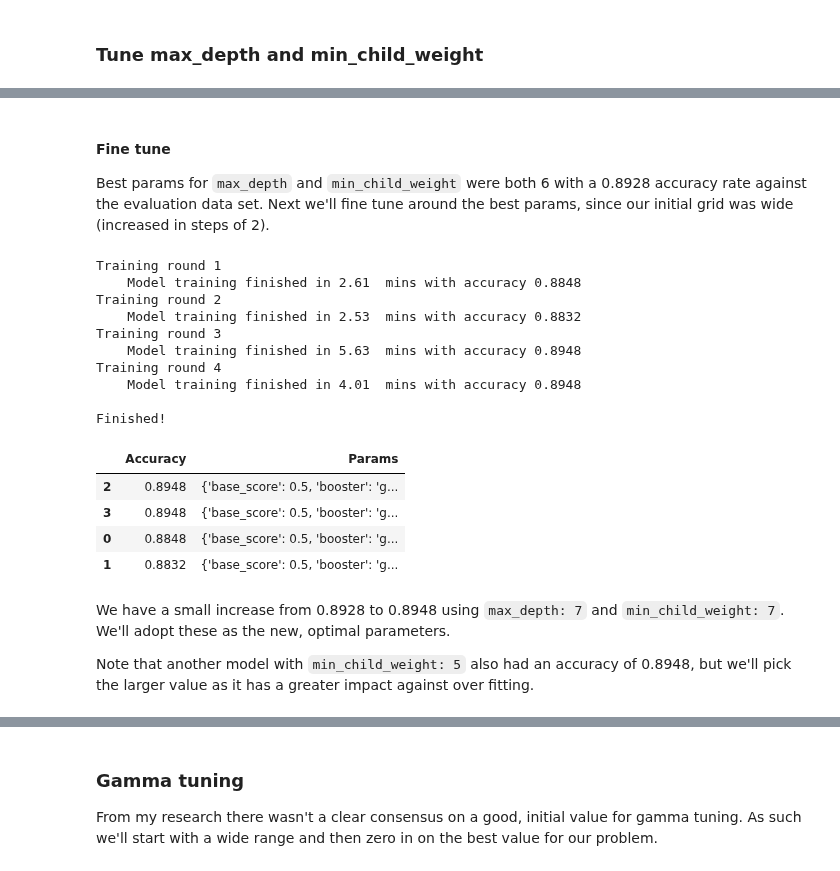
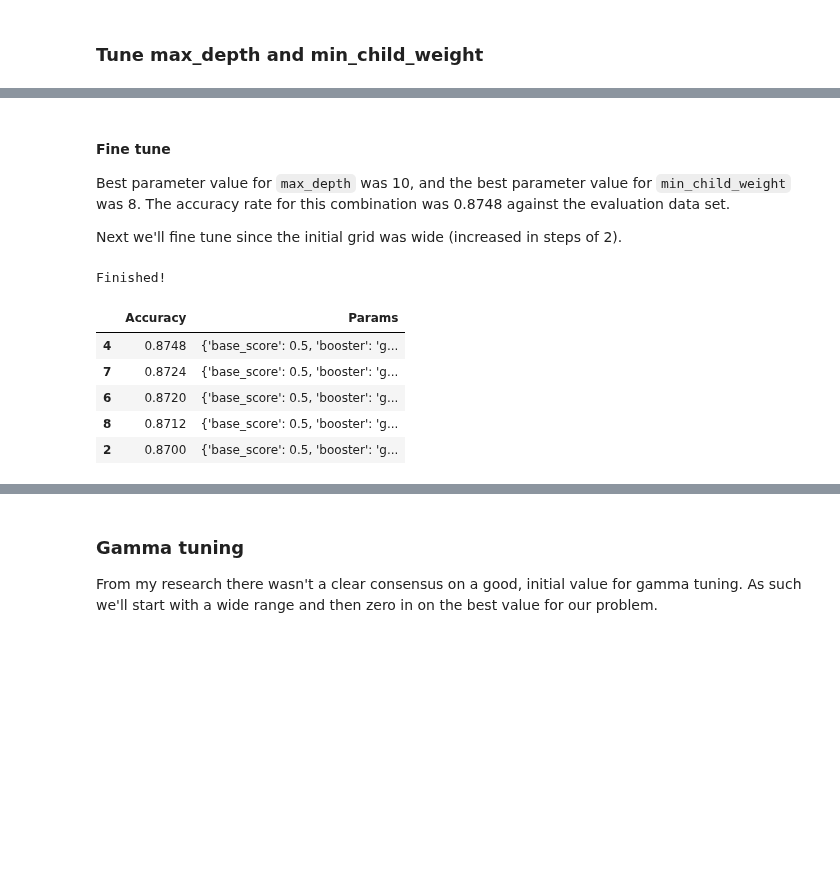
Before and after one commit to nrasch/Portfolio, a Jupyter notebook: Machine-Learning/Python/04-Classic-Datasets/Model-XGB-1.1.ipynb, the cells around one changed output, grey strips where cells are left out. Cells and saved outputs as stored; diff of their text form; code cells hidden in the pictures; blank space fills up the shorter version.

Commit message:
Lots of refactoring and narrative edits; also re-running code blocks for metrics cont.

```diff
--- a/Machine-Learning/Python/04-Classic-Datasets/Model-XGB-1.1.ipynb
+++ b/Machine-Learning/Python/04-Classic-Datasets/Model-XGB-1.1.ipynb
@@ -702,7 +702,8 @@ def trainDoc2Vec(params):
         min_count=params['min_count'],
         workers=cores,
         vector_size=['vector_size'],
-        dbow_words=params['dbow_words']
+        dbow_words=params['dbow_words'],
+        seed = seedVal
     )
 
     # Build vocab
@@ -1077,3 +1073,11 @@ Finished!
+# %%
+m1 = trainDoc2Vec({'dm': 0, 'dm_concat': 1, 'dm_mean': 1, 'size': 500.0, 'window': 7.0, 'negative': 8,
+                   'hs': 0, 'min_count': 1, 'passes': 10, 'vector_size': 500.0, 'dbow_words': 0,
+                   'alpha': 0.025, 'minAlpha': 0.001})
+
+m2 = trainDoc2Vec({'dm': 1, 'dm_concat': 0, 'dm_mean': 1, 'size': 500, 'window': 3, 'negative': 7,
+                   'hs': 0, 'min_count': 4.0, 'passes': 10, 'vector_size': 500, 'dbow_words': 0,
+                   'alpha': 0.025, 'minAlpha': 0.001})
 # %%
 print(m1.docvecs.doctag_syn0.shape)
 print(m2.docvecs.doctag_syn0.shape)
@@ -1179,7 +1182,7 @@ Accuracy on eval data:  0.8648
 def getXGBModel():
     model = xg.XGBClassifier(base_score=0.5, booster='gbtree', colsample_bylevel=1,
        colsample_bytree=0.8, gamma=0, learning_rate=0.1, max_delta_step=0,
-       max_depth=5, min_child_weight=1, missing=None, n_estimators=918,
+       max_depth=5, min_child_weight=1, missing=None, n_estimators=202,
        n_jobs=1, nthread=4, objective='binary:logistic', random_state=10,
        reg_alpha=0, reg_lambda=1, scale_pos_weight=1, seed=None,
        silent=True, subsample=0.8)
@@ -1212,10 +1215,9 @@ counter = 1
 
 for max_depth in np.linspace(2, 10, 5):
     for min_child_weight in np.linspace(2, 8, 4):
-        print("Training round", counter)
         xgb1 = getXGBModel()
         xgb1.set_params(max_depth = int(max_depth), min_child_weight = int(min_child_weight))
-        acc = evalXGB(xgb1, False)
+        acc = evalXGB(xgb1)
 
         resultsDF.loc[len(resultsDF)] = list([
             acc,
@@ -1267,46 +1242,35 @@ resultsDF.sort_values(by = ['Accuracy'], ascending = [False]).head()
 # %% [markdown]
 #### Fine tune
 
-Best params for `max_depth` and `min_child_weight` were both 6 with a 0.8928 accuracy rate against the evaluation data set.  Next we'll fine tune around the best params, since our initial grid was wide (increased in steps of 2).
+Best parameter value for `max_depth` was 10, and the best parameter value for `min_child_weight` was 8.  The accuracy rate for this combination was 0.8748 against the evaluation data set.
+
+Next we'll fine tune since the initial grid was wide (increased in steps of 2).
 # %%
 resultsDF = pd.DataFrame(columns = ['Accuracy', 'Params'])
 counter = 1
 
-for max_depth in [5, 7]:
-    for min_child_weight in [5, 7]:
-        print("Training round", counter)
+for max_depth in [9, 10, 11]:
+    for min_child_weight in [7, 8, 9]:
         xgb1 = getXGBModel()
         xgb1.set_params(max_depth = int(max_depth), min_child_weight = int(min_child_weight))
-        acc = evalXGB(xgb1, False)
+        acc = evalXGB(xgb1)
 
         resultsDF.loc[len(resultsDF)] = list([
             acc,
             xgb1.get_params()
         ])
 
         counter += 1
 
 print("\nFinished!")
 
 pd.set_option('display.max_colwidth', -1)
 resultsDF.sort_values(by = ['Accuracy'], ascending = [False]).head()
 # %% [output]
-Training round 1
-    Model training finished in 2.61  mins with accuracy 0.8848
-Training round 2
-    Model training finished in 2.53  mins with accuracy 0.8832
-Training round 3
-    Model training finished in 5.63  mins with accuracy 0.8948
-Training round 4
-    Model training finished in 4.01  mins with accuracy 0.8948
-
 Finished!
 |  | Accuracy | Params |
-| 2 | 0.8948 | {'base_score': 0.5, 'booster': 'g... |
-| 3 | 0.8948 | {'base_score': 0.5, 'booster': 'g... |
-| 0 | 0.8848 | {'base_score': 0.5, 'booster': 'g... |
-| 1 | 0.8832 | {'base_score': 0.5, 'booster': 'g... |
+| 4 | 0.8748 | {'base_score': 0.5, 'booster': 'g... |
+| 7 | 0.8724 | {'base_score': 0.5, 'booster': 'g... |
+| 6 | 0.8720 | {'base_score': 0.5, 'booster': 'g... |
+| 8 | 0.8712 | {'base_score': 0.5, 'booster': 'g... |
+| 2 | 0.8700 | {'base_score': 0.5, 'booster': 'g... |
-# %% [markdown]
-We have a small increase from 0.8928 to 0.8948 using `max_depth: 7` and `min_child_weight: 7`.  We'll adopt these as the new, optimal parameters.
-
-Note that another model with `min_child_weight: 5` also had an accuracy of 0.8948, but we'll pick the larger value as it has a greater impact against over fitting.
```
Also changed, not shown: parts of 50 cells of this notebook.
